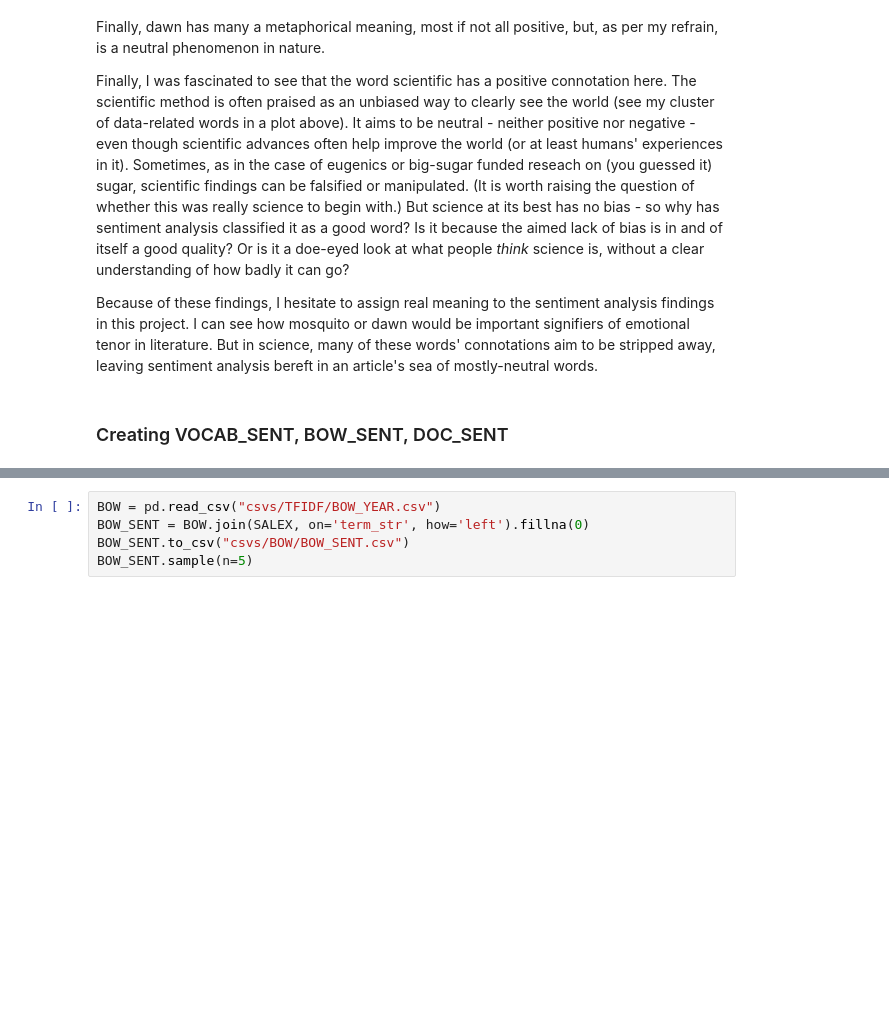
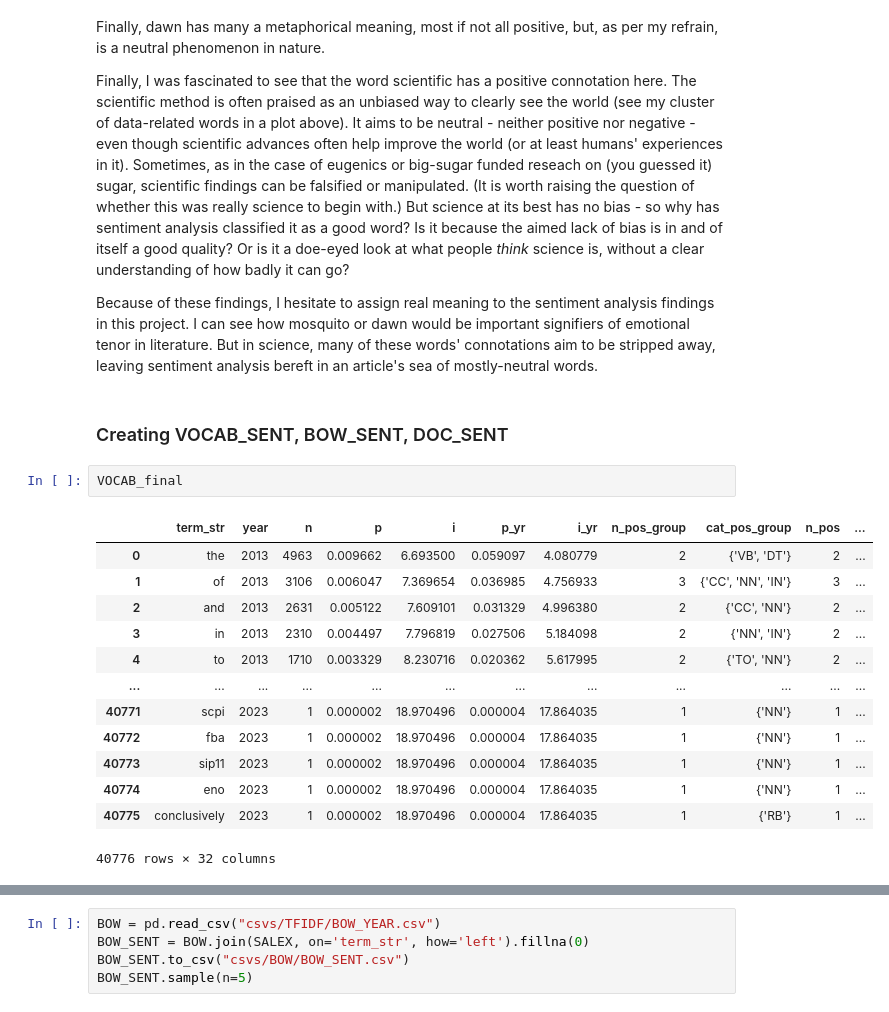
Before and after one commit to caroline-kranefuss/evolving_sentiment_climate, a Jupyter notebook: notebooks/sentiment.ipynb, the cells around one changed output, grey strips where cells are left out. Saved outputs shown, nothing was run; the diff lists cells and outputs as text; blank space fills up the shorter version.

```diff
--- a/notebooks/sentiment.ipynb
+++ b/notebooks/sentiment.ipynb
@@ -287,6 +293,22 @@ Finally, I was fascinated to see that the word scientific has a positive connota
 Because of these findings, I hesitate to assign real meaning to the sentiment analysis findings in this project. I can see how mosquito or dawn would be important signifiers of emotional tenor in literature. But in science, many of these words' connotations aim to be stripped away, leaving sentiment analysis bereft in an article's sea of mostly-neutral words.
 # %% [markdown]
 ### Creating VOCAB_SENT, BOW_SENT, DOC_SENT
+# %%
+VOCAB_final
+# %% [output]
+|  | term_str | year | n | p | i | p_yr | i_yr | n_pos_group | cat_pos_group | n_pos | ... |
+| 0 | the | 2013 | 4963 | 0.009662 | 6.693500 | 0.059097 | 4.080779 | 2 | {'VB', 'DT'} | 2 | ... |
+| 1 | of | 2013 | 3106 | 0.006047 | 7.369654 | 0.036985 | 4.756933 | 3 | {'CC', 'NN', 'IN'} | 3 | ... |
+| 2 | and | 2013 | 2631 | 0.005122 | 7.609101 | 0.031329 | 4.996380 | 2 | {'CC', 'NN'} | 2 | ... |
+| 3 | in | 2013 | 2310 | 0.004497 | 7.796819 | 0.027506 | 5.184098 | 2 | {'NN', 'IN'} | 2 | ... |
+| 4 | to | 2013 | 1710 | 0.003329 | 8.230716 | 0.020362 | 5.617995 | 2 | {'TO', 'NN'} | 2 | ... |
+| ... | ... | ... | ... | ... | ... | ... | ... | ... | ... | ... | ... |
+| 40771 | scpi | 2023 | 1 | 0.000002 | 18.970496 | 0.000004 | 17.864035 | 1 | {'NN'} | 1 | ... |
+| 40772 | fba | 2023 | 1 | 0.000002 | 18.970496 | 0.000004 | 17.864035 | 1 | {'NN'} | 1 | ... |
+| 40773 | sip11 | 2023 | 1 | 0.000002 | 18.970496 | 0.000004 | 17.864035 | 1 | {'NN'} | 1 | ... |
+| 40774 | eno | 2023 | 1 | 0.000002 | 18.970496 | 0.000004 | 17.864035 | 1 | {'NN'} | 1 | ... |
+| 40775 | conclusively | 2023 | 1 | 0.000002 | 18.970496 | 0.000004 | 17.864035 | 1 | {'RB'} | 1 | ... |
+40776 rows × 32 columns
 # %%
 VOCAB = pd.read_csv("csvs/VOCAB/VOCAB_DOCS.csv")
 VOCAB_SENT = VOCAB.join(SALEX, on='term_str', how='left').fillna(0)
```
Also changed, not shown: parts of 5 cells of this notebook, 6 other files.
